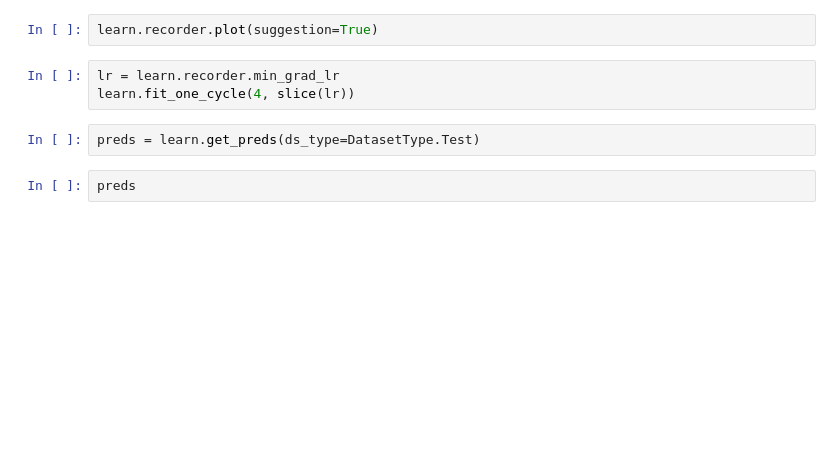
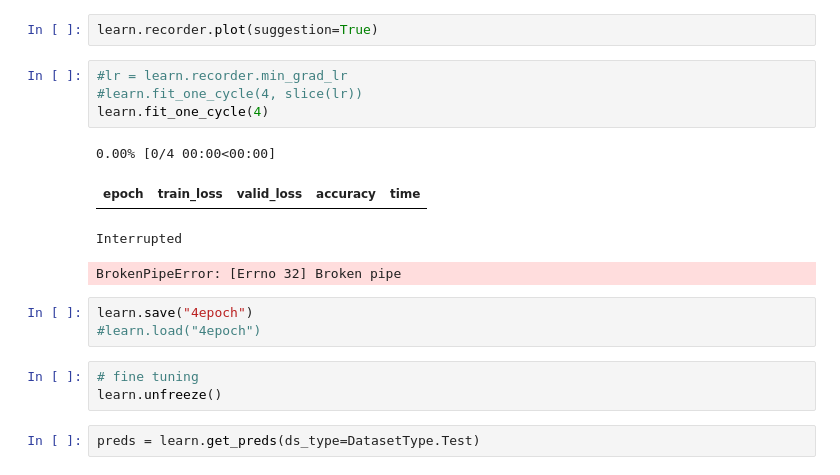
Before and after one commit to ThomasLpgs/AI-sport-recognition, a Jupyter notebook: nos_propres_dataset.ipynb, the cells around one changed output. Drawn from its saved outputs; the diff is of its cells as text; blank space fills up the shorter version.

```diff
--- a/nos_propres_dataset.ipynb
+++ b/nos_propres_dataset.ipynb
@@ -22,9 +59,19 @@ learn.lr_find()
 # %%
 learn.recorder.plot(suggestion=True)
 # %%
-lr = learn.recorder.min_grad_lr
-learn.fit_one_cycle(4, slice(lr))
+#lr = learn.recorder.min_grad_lr
+#learn.fit_one_cycle(4, slice(lr))
+learn.fit_one_cycle(4)
+# %% [output]
+0.00% [0/4 00:00<00:00]
+| epoch | train_loss | valid_loss | accuracy | time |
+Interrupted
+BrokenPipeError: [Errno 32] Broken pipe
+# %%
+learn.save("4epoch")
+#learn.load("4epoch")
+# %%
+# fine tuning
+learn.unfreeze()
 # %%
 preds = learn.get_preds(ds_type=DatasetType.Test)
-# %%
-preds
```
Also changed, not shown: parts of 11 cells of this notebook.
